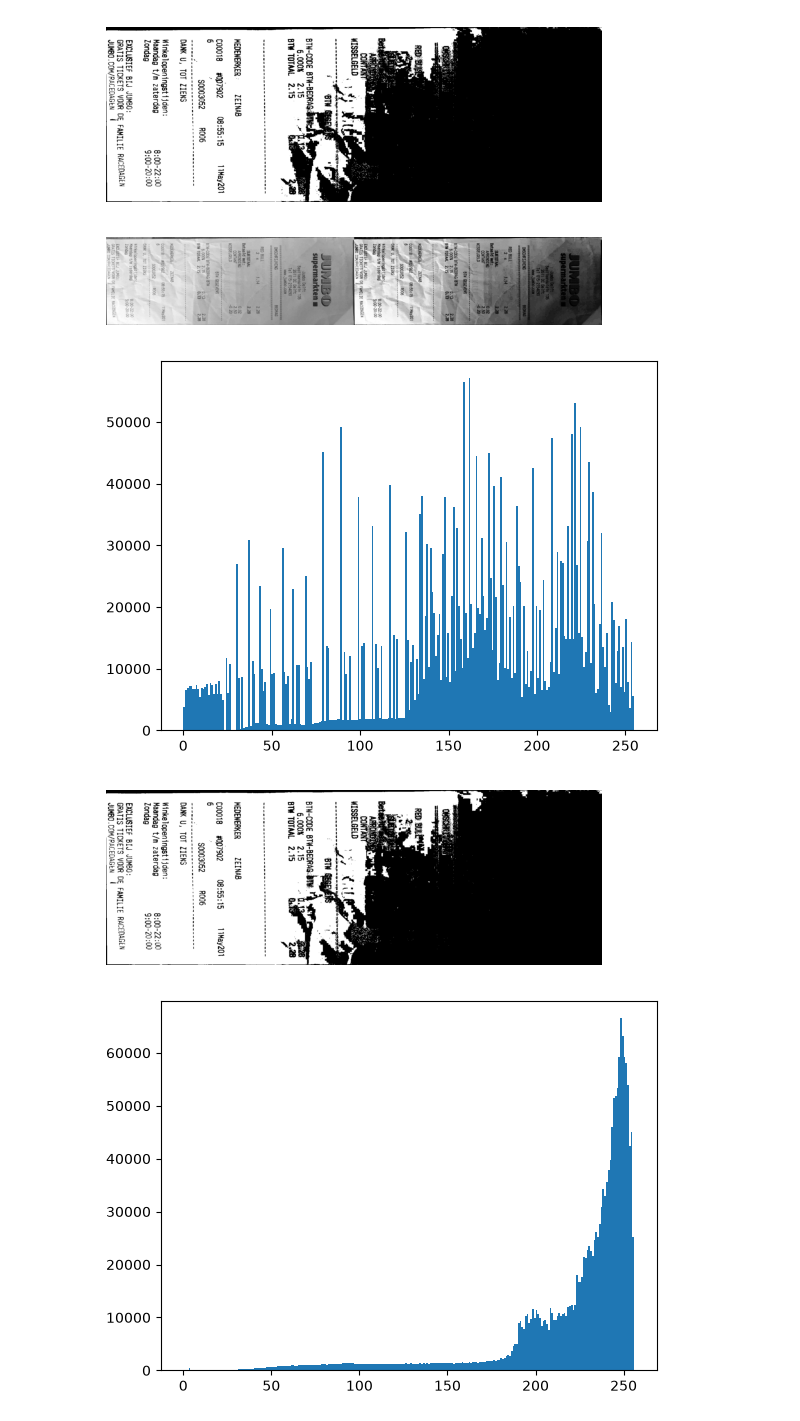
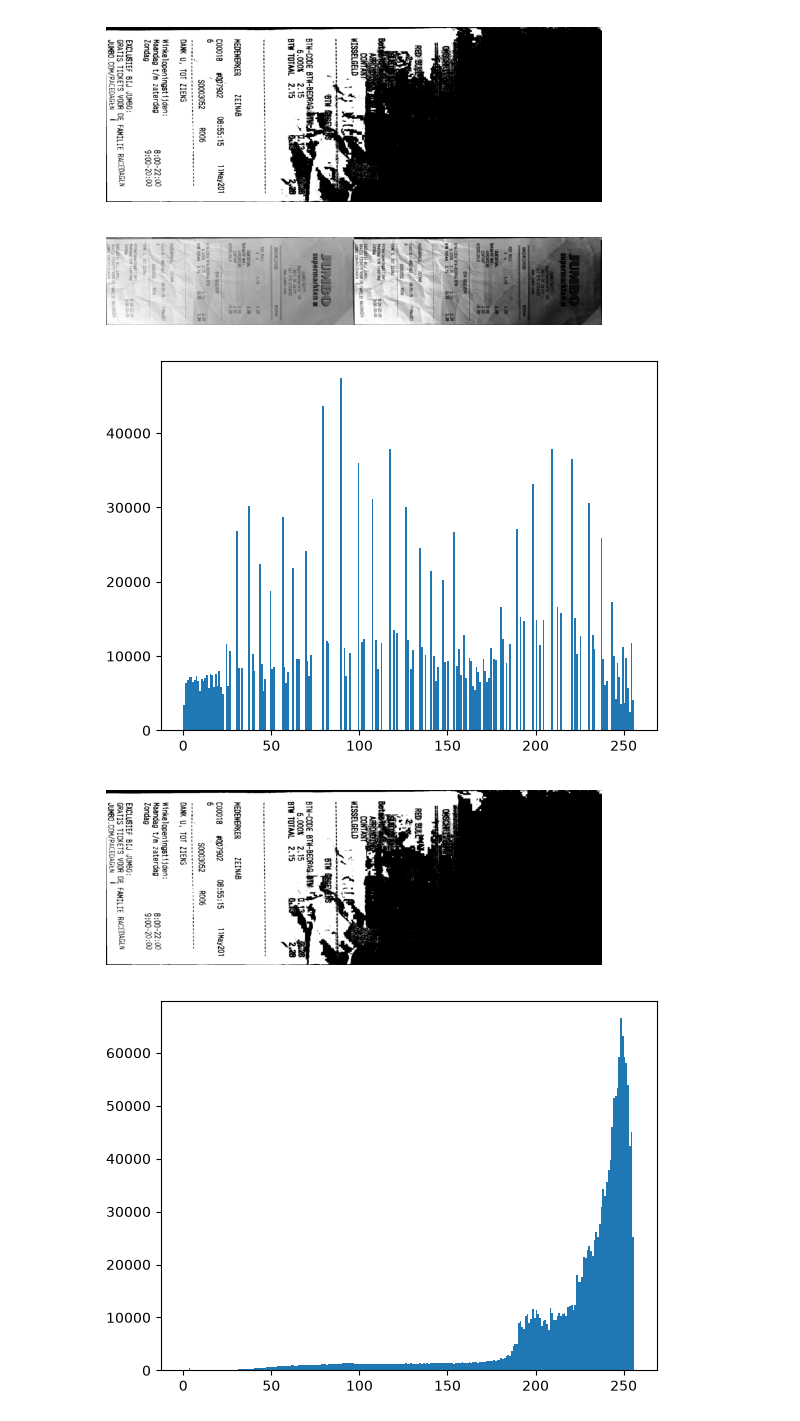
Before and after one commit to aasiksoy/opencv-lab_sessions, a Jupyter notebook: Lab1.ipynb, the cells around one changed output. Drawn from its saved outputs; the diff is of its cells as text; code cells hidden in the pictures.

```diff
--- a/Lab1.ipynb
+++ b/Lab1.ipynb
@@ -302,27 +299,27 @@ plt.show()
 # %%
 """WRITE YOUR CODE HERE"""
 
 # apply histogram equalization to the image using OpenCV
 equalized = cv2.equalizeHist(ticket)
 result = np.hstack((ticket, equalized))
 # plot the histogram of the equalized image using matplotlib
 plt.figure()
 plt.imshow(result, cmap='gray')
 plt.axis('off')
 plt.show()
 
-plt.hist(result.ravel(), bins=256)
+plt.hist(equalized.ravel(), bins=256, range=(0, 256))
 plt.show()
 # apply otsu's thresholding to the histogram equalized image using OpenCV
 threshold_value_hist, mask_hist = cv2.threshold(equalized, 0, 255, cv2.THRESH_BINARY + cv2.THRESH_OTSU)
 # plot the mask using matplotlib
 
 plt.imshow(mask_hist, cmap="gray")
 plt.axis("off")
 plt.show()
 # %% [output]
 [figure]
-[figure, old version]
+[figure, new version]
 [figure]
 # %%
 """NO NEED TO CHANGE ANYTHING IN THIS CELL!"""
```
Also changed, not shown: parts of 4 cells of this notebook.
